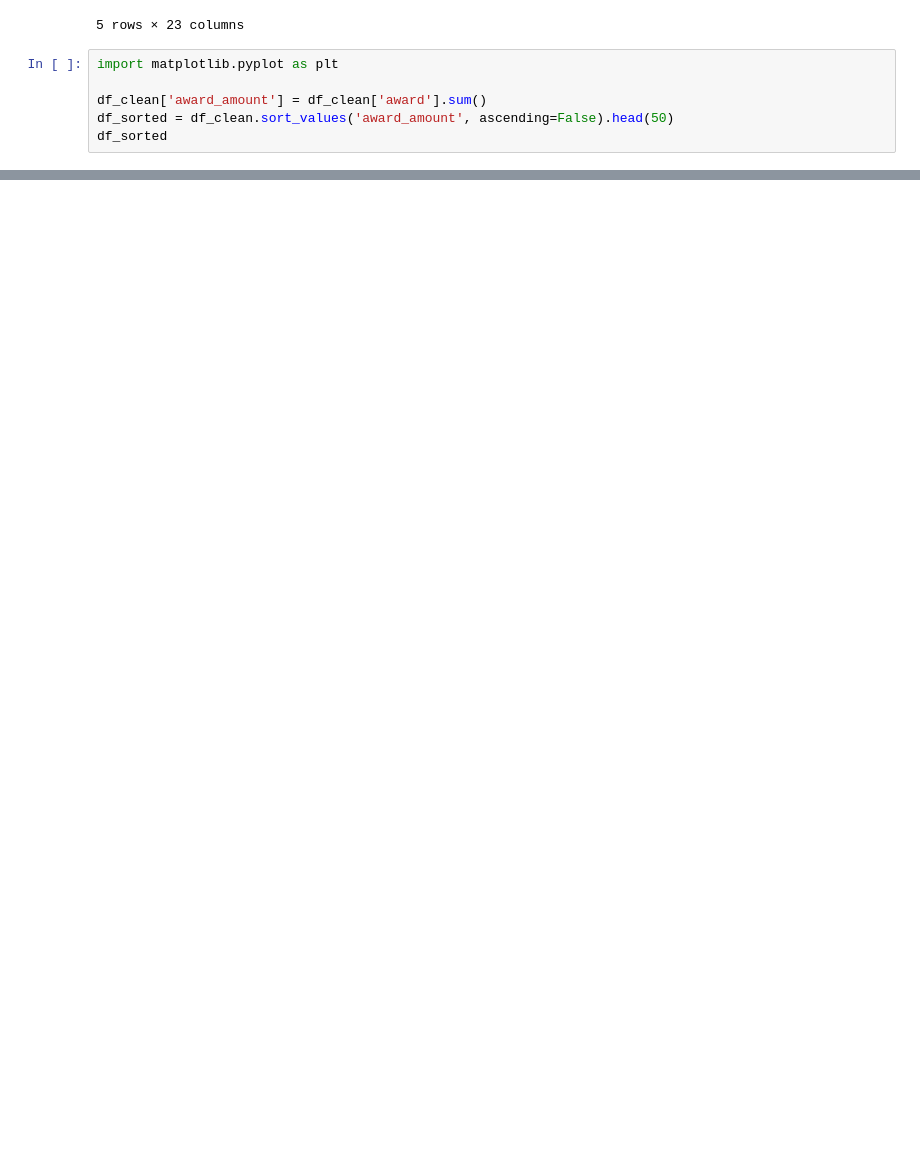
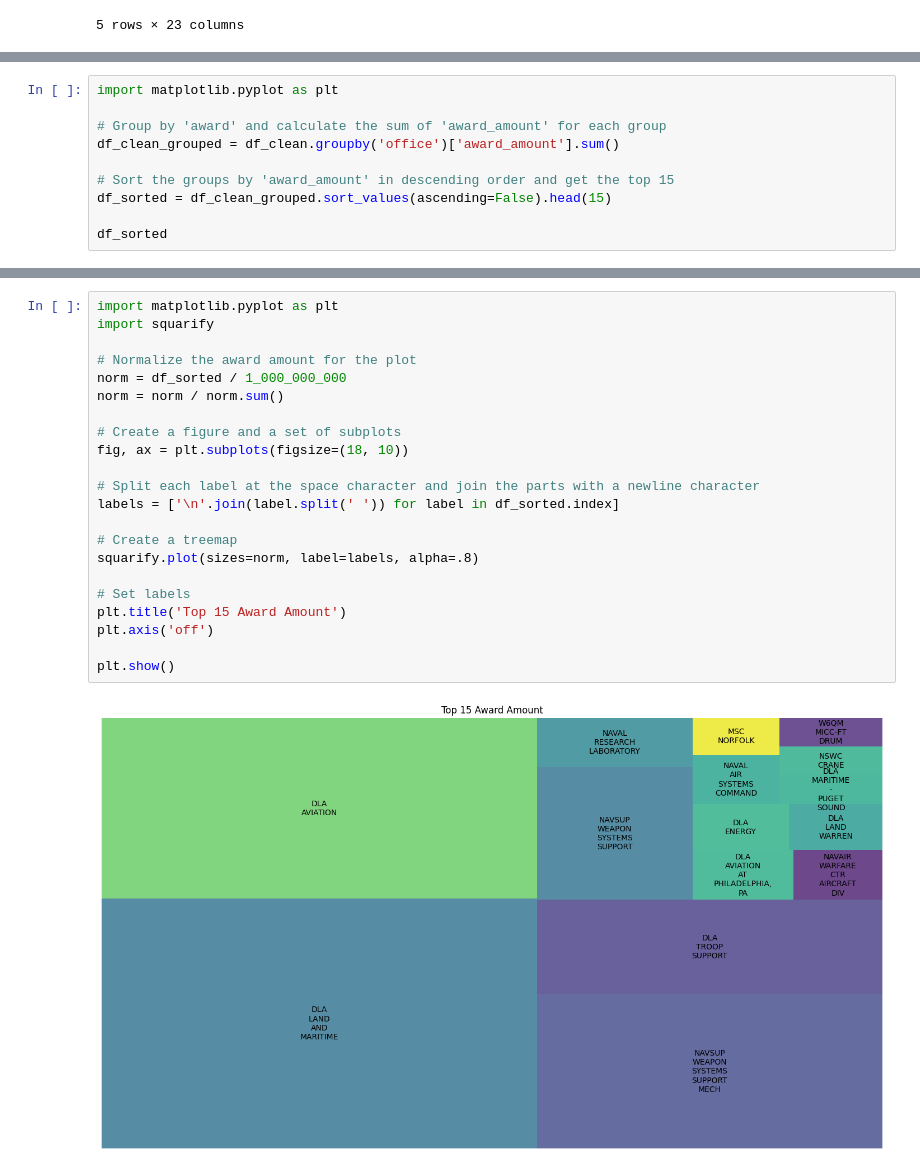
Before and after one commit to LNshuti/usgov-contracts-rag, a Jupyter notebook: eda/explore_largest_contractors.ipynb, the cells around one changed output, grey strips where cells are left out. Cells and saved outputs as stored; diff of their text form; blank space fills up the shorter version.

```diff
--- a/eda/explore_largest_contractors.ipynb
+++ b/eda/explore_largest_contractors.ipynb
@@ -21,9 +21,3 @@ df_clean.head()
 | 10 | DEPT OF DEFENSE | 17 | DEPT OF THE NAVY | 1700 | NAVAL RESEARCH LABORATORY | N00173 | 2022-11-10 11:40:05.725-05 | Special Notice | Special Notice | ... |
 | 12 | DEPT OF DEFENSE | 17 | DEPT OF THE NAVY | 1700 | NAVAL AIR SYSTEMS COMMAND | N00019 | 2022-11-10 10:43:56.718-05 | Award Notice | Award Notice | ... |
 5 rows × 23 columns
-# %%
-import matplotlib.pyplot as plt
-
-df_clean['award_amount'] = df_clean['award'].sum()
-df_sorted = df_clean.sort_values('award_amount', ascending=False).head(50)
-df_sorted
@@ -72,0 +24,10 @@ plt.show()
+# %%
+import matplotlib.pyplot as plt
+
+# Group by 'award' and calculate the sum of 'award_amount' for each group
+df_clean_grouped = df_clean.groupby('office')['award_amount'].sum()
+
+# Sort the groups by 'award_amount' in descending order and get the top 15
+df_sorted = df_clean_grouped.sort_values(ascending=False).head(15)
+
+df_sorted
@@ -72,0 +52,24 @@ plt.show()
+# %%
+import matplotlib.pyplot as plt
+import squarify
+
+# Normalize the award amount for the plot
+norm = df_sorted / 1_000_000_000
+norm = norm / norm.sum()
+
+# Create a figure and a set of subplots
+fig, ax = plt.subplots(figsize=(18, 10))
+
+# Split each label at the space character and join the parts with a newline character
+labels = ['\n'.join(label.split(' ')) for label in df_sorted.index]
+
+# Create a treemap
+squarify.plot(sizes=norm, label=labels, alpha=.8)
+
+# Set labels
+plt.title('Top 15 Award Amount')
+plt.axis('off')
+
+plt.show()
+# %% [output]
+[figure, added]
```
Also changed, not shown: parts of 5 cells of this notebook.
